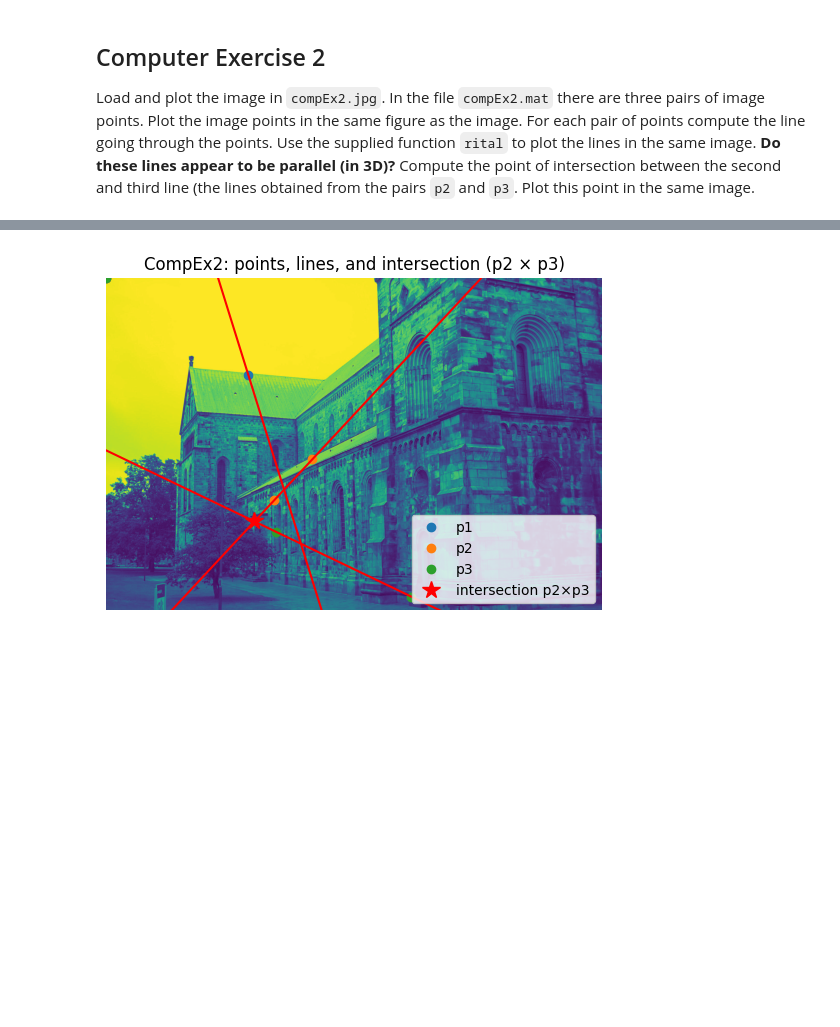
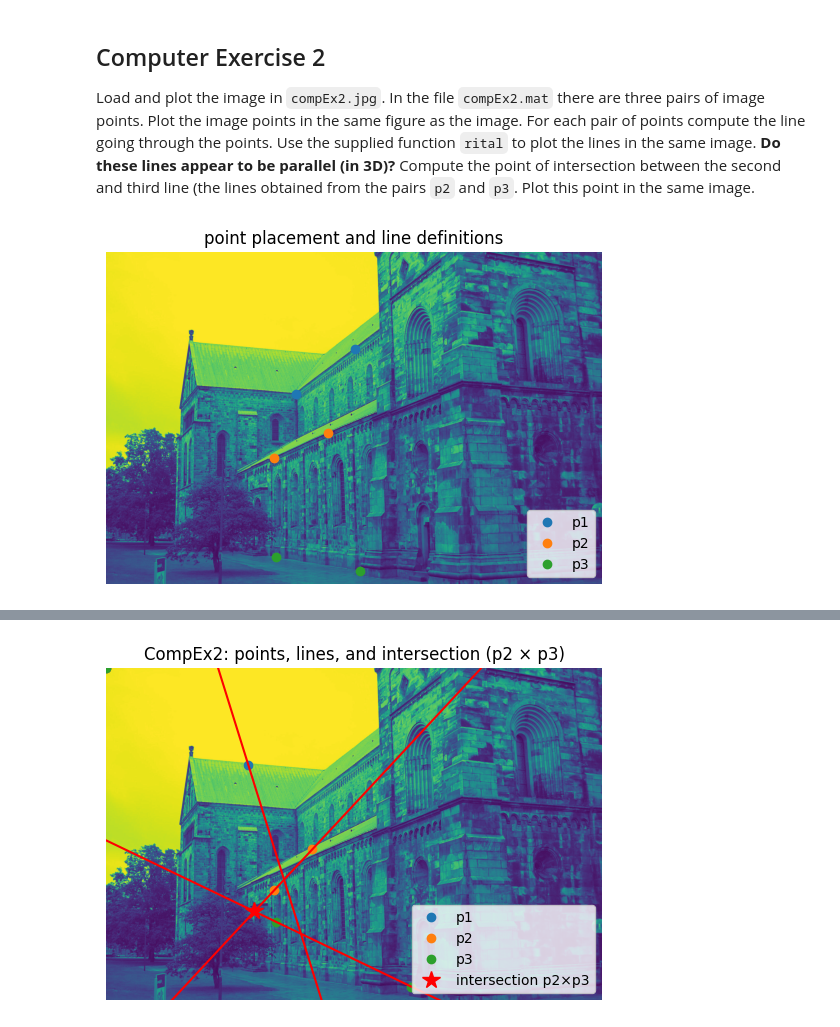
Before and after one commit to Hafiz313313/Assignment_1_Computer_Vision, a Jupyter notebook: A1_computer_exercises_Hafizullah_Alizada_&_Ali_Hassani.ipynb, the cells around one changed output, grey strips where cells are left out. Saved outputs shown, nothing was run; the diff lists cells and outputs as text; code cells hidden in the pictures; blank space fills up the shorter version.

Commit message:
corrected CE2 after teacher

```diff
--- a/A1_computer_exercises_Hafizullah_Alizada_&_Ali_Hassani.ipynb
+++ b/A1_computer_exercises_Hafizullah_Alizada_&_Ali_Hassani.ipynb
@@ -143,3 +143,85 @@ Use the supplied function `rital` to plot the lines in the same image.
 **Do these lines appear to be parallel (in 3D)?**
 Compute the point of intersection between the second and third line (the lines obtained from the pairs `p2` and `p3`.
 Plot this point in the same image.
+# %%
+
+# CORRECTED CE2
+
+import numpy as np
+import matplotlib.pyplot as plt
+from scipy.io import loadmat
+
+img = plt.imread('data/compEx2.jpg')
+D = loadmat('data/compEx2.mat')
+
+
+def normalize_points(P):
+    P = np.asarray(P, float)
+    if P.shape == (2, 2):
+        P = np.vstack([P, np.ones((1,2))])
+    elif P.shape == (2,):
+        P = np.hstack([P, 1]).reshape(3,1)
+    return P
+
+p1 = normalize_points(D["p1"])
+p2 = normalize_points(D["p2"])
+p3 = normalize_points(D["p3"])
+
+pairs = [p1, p2, p3]
+
+fig, ax = plt.subplots()
+ax.imshow(img)
+ax.set_axis_off()
+
+cols = ['tab:blue', 'tab:orange', 'tab:green']
+lines = []
+
+for i, P in enumerate(pairs):
+
+    ax.plot(P[0, :] / P[2, :],
+            P[1, :] / P[2, :],
+            'o', ms=6, color=cols[i], label=f'p{i+1}')
+
+    # Compute line through the 2 points
+    l = np.cross(P[:,0], P[:,1])
+    l = l / np.linalg.norm(l[:2])  # normalize for stability
+    lines.append(l)
+
+ax.legend(loc='lower right')
+plt.title("point placement and line definitions")
+plt.show()
+
+# Compute intersection x = l2 × l3
+l2, l3 = lines[1], lines[2]
+x = np.cross(l2, l3)
+x = x / x[-1]     # normalize
+
+fig, ax = plt.subplots()
+ax.imshow(img)
+ax.set_axis_off()
+
+# Plot intersection
+ax.plot(x[0], x[1], '*', ms=14, color='red', label='Intersection l2 × l3')
+
+# Plot original points again
+for i, P in enumerate(pairs):
+    ax.plot(P[0]/P[2], P[1]/P[2], 'o', ms=6, color=cols[i])
+
+ax.legend()
+plt.title("Intersection of p2 & p3 lines")
+plt.show()
+
+# Distance function
+def point_line_distance_2D(p, l):
+    """Distance of point p to line l."""
+    p = np.asarray(p).ravel()
+    if p.size == 3:
+        p = p[:2] / p[2]
+    a, b, c = l[:3]
+    return abs(a*p[0] + b*p[1] + c) / np.hypot(a, b)
+
+# Example: distance from intersection to line 1
+d = point_line_distance_2D(x, lines[0])
+print("Distance:", d)
+# %% [output]
+[figure, added]
```
Also changed, not shown: parts of 1 cell of this notebook, 4 other files.
